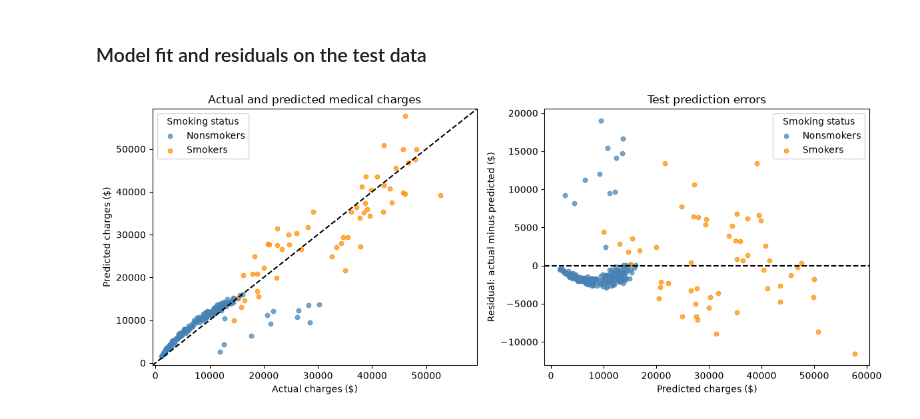
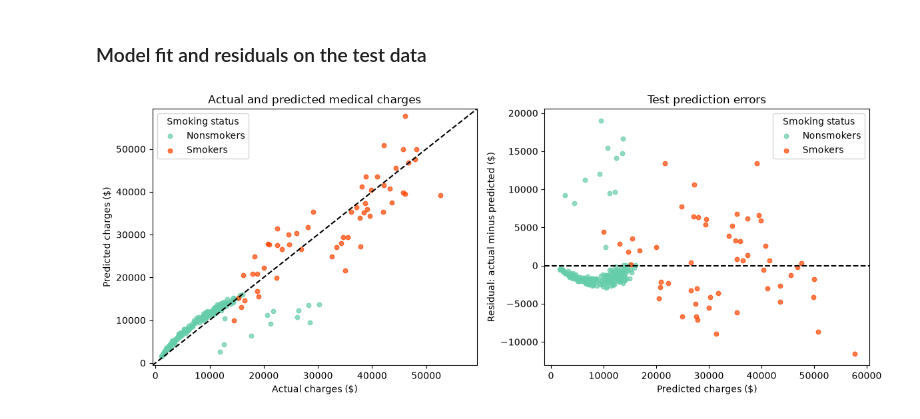
Before and after one commit to QihangFeng/data555-project1, a Jupyter notebook: Project_1_Medical_Insurance_Regression.ipynb, the cells around one changed output. Drawn from its saved outputs; the diff is of its cells as text; code cells hidden in the pictures.

```diff
--- a/Project_1_Medical_Insurance_Regression.ipynb
+++ b/Project_1_Medical_Insurance_Regression.ipynb
@@ -440,40 +533,40 @@ With the other predictors held fixed, an additional year of age is associated wi
 residuals = y_test - test_prediction
 fig, axes = plt.subplots(1, 2, figsize=(12, 4.8))
 for status, colour, label in [
-    ("no", "steelblue", "Nonsmokers"),
-    ("yes", "darkorange", "Smokers")
+    ("no", "mediumaquamarine", "Nonsmokers"),
+    ("yes", "orangered", "Smokers")
 ]:
     mask = test_data["smoker"] == status
     axes[0].scatter(
         y_test[mask], test_prediction[mask],
         s=22, alpha=0.70, color=colour, label=label
     )
     axes[1].scatter(
         test_prediction[mask], residuals[mask],
         s=22, alpha=0.70, color=colour, label=label
     )
 
 # Points on the diagonal represent predictions equal to the actual charges.
 plot_min = min(y_test.min(), test_prediction.min())
 plot_max = max(y_test.max(), test_prediction.max())
 padding = (plot_max - plot_min) * 0.03
 limits = [plot_min - padding, plot_max + padding]
 axes[0].plot(limits, limits, color="black", linestyle="--")
 axes[0].set_xlim(limits)
 axes[0].set_ylim(limits)
 axes[0].set_title("Actual and predicted medical charges")
 axes[0].set_xlabel("Actual charges ($)")
 axes[0].set_ylabel("Predicted charges ($)")
 axes[0].legend(title="Smoking status")
 
 # Points on the horizontal zero line have no prediction error.
 axes[1].axhline(0, color="black", linestyle="--")
 axes[1].set_title("Test prediction errors")
 axes[1].set_xlabel("Predicted charges ($)")
 axes[1].set_ylabel("Residual: actual minus predicted ($)")
 axes[1].legend(title="Smoking status")
 fig.tight_layout()
 plt.show()
 # %% [output]
-[figure, old version]
+[figure, new version]
 # %% [markdown]
```
Also changed, not shown: parts of 12 cells of this notebook, 1 other file.
